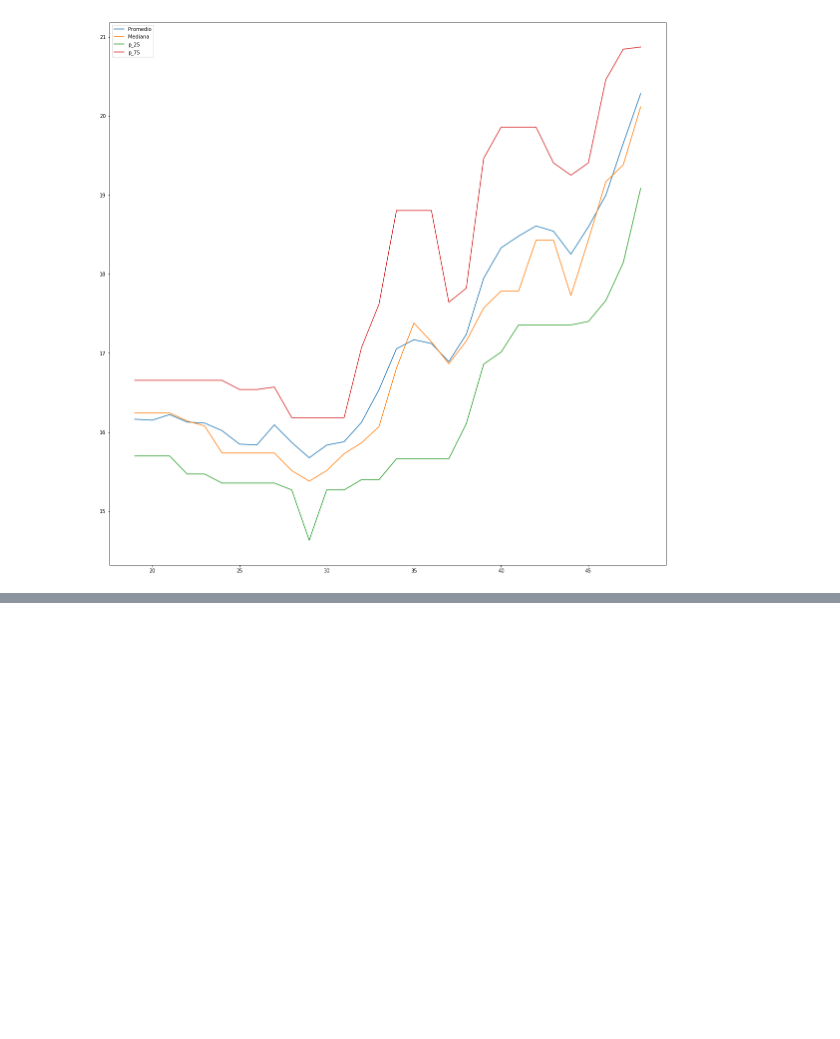
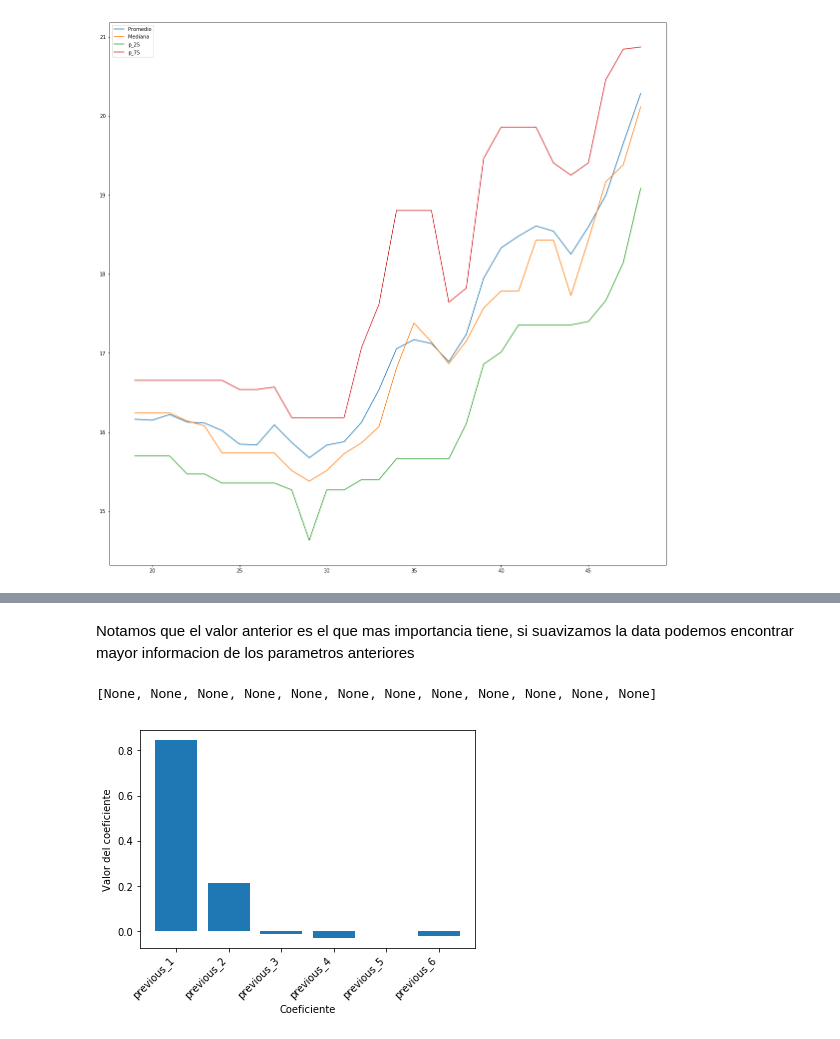
Before and after one commit to PamelaMunozCaceres/Python-Study, a Jupyter notebook: Jugando con Series de Tiempo.ipynb, the cells around one changed output, grey strips where cells are left out. Cells and saved outputs as stored; diff of their text form; code cells hidden in the pictures; blank space fills up the shorter version.

```diff
--- a/Jugando con Series de Tiempo.ipynb
+++ b/Jugando con Series de Tiempo.ipynb
@@ -310,0 +351,32 @@ plt.plot()
+# %% [markdown]
+Notamos que el valor anterior es el que mas importancia tiene, si suavizamos la data podemos encontrar mayor informacion de los parametros anteriores
+# %%
+# Definimos la ventana de datos
+ventana = 50
+df_train['meantemp_smooth'] = \
+    df_train['meantemp'].rolling(window=ventana).mean().\
+    dropna().reset_index(drop=True)
+
+# Obtenemos los valores anteriores
+previous = [1, 2, 3, 4, 5, 6]
+previous_values = {'previous_{}'.format(ii):
+                   df_train['meantemp_smooth'].shift(ii)
+                   for ii in previous}
+previous_values_temp =\
+    pd.DataFrame(previous_values).dropna().reset_index(drop=True)
+df_train['meantemp_smooth'].dropna(inplace=True)
+
+# Ajustamos el modelo de regresión
+model = Ridge()
+model.fit(previous_values_temp, df_train['meantemp_smooth'][5:])
+
+# Graficamos
+fig, ax = plt.subplots()
+
+ax.bar(previous_values_temp.columns, model.coef_)
+ax.set(xlabel='Coeficiente', ylabel='Valor del coeficiente')
+
+plt.setp(ax.get_xticklabels(), rotation=45, horizontalalignment='right')
+# %% [output]
+[None, None, None, None, None, None, None, None, None, None, None, None]
+[figure, added]
```
Also changed, not shown: parts of 9 cells of this notebook.
